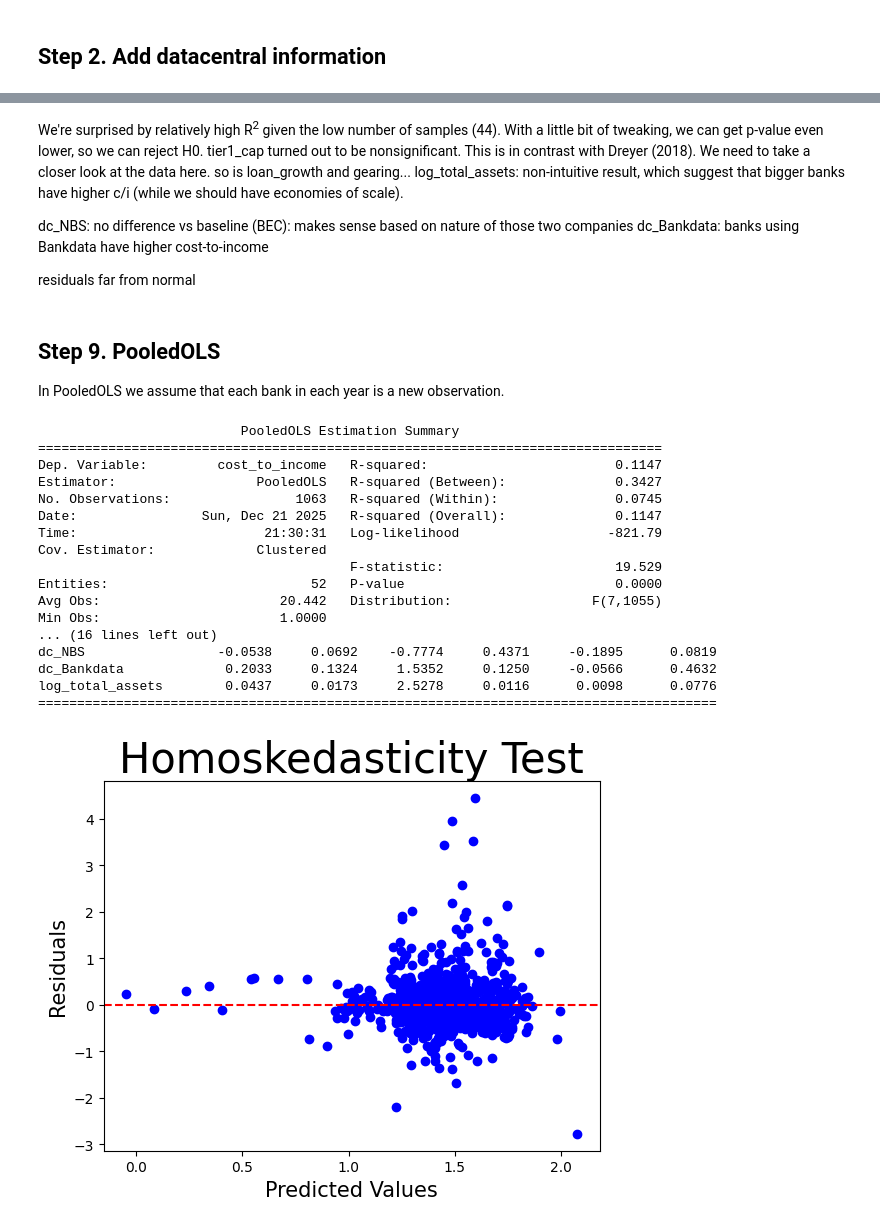
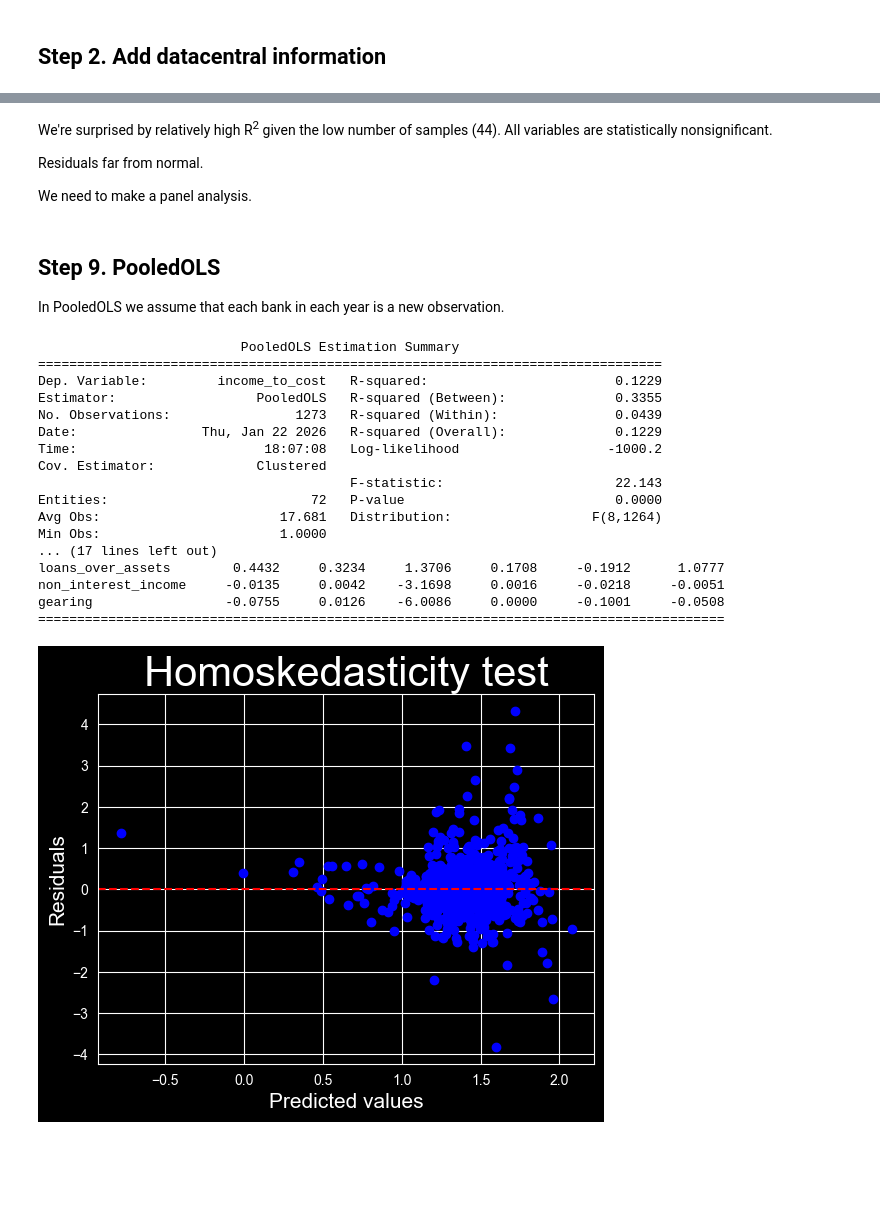
Before and after one commit to jakub-mazurek/danske-banker, a Jupyter notebook: banks.ipynb, the cells around one changed output, grey strips where cells are left out. Cells and saved outputs as stored; diff of their text form; code cells hidden in the pictures; blank space fills up the shorter version.

Commit message:
bank list updated, new models

```diff
--- a/banks.ipynb
+++ b/banks.ipynb
@@ -24,7 +24,7 @@ kpi_map = {
     "Kernekapitalprocent (Tier 1 capital ratio)": "tier1_cap",
     "Egenkapitalforrentning før skat (Return on equity before tax)": "roe_pre_tax",
     "Egenkapitalforrentning efter skat (Return on equity after tax)": "roe_post_tax",
-    "Indtjening pr. omkostningskrone (Income/cost ratio)": "cost_to_income",
+    "Indtjening pr. omkostningskrone (Income/cost ratio)": "income_to_cost",
     "Renterisiko (Interest rate risk)": "interest_rate_risk",
     "Valutaposition (Foreign exchange position)": "fx_position",
     "Valutarisiko (Foreign exchange risk)": "fx_risk",
@@ -117,7 +159,7 @@ Based on Dreyer (2018) and our own experience, we pick the following variables f
 
 Let's check the quality of those.
 # %%
-df_short = df_dummies[["cost_to_income", "dc_NBS", "dc_Bankdata", "log_total_assets", "tier1_cap", "loan_growth", "gearing", "loans_over_deposits", "year", "bank"]].copy()
+df_short = df_dummies[["income_to_cost", "dc_NBS", "dc_Bankdata", "log_total_assets", "tier1_cap", "deposits_over_assets", "loans_over_assets", "non_interest_income", "gearing", "year", "bank", "fee_commission_income", "admin_exp_over_assets"]].copy()
 for col in df_short:
     pct_missing = np.mean(df_short[col].isnull())
     print(col, '\t', pct_missing * 100, '%')
@@ -143,9 +210,9 @@ cost-to-income on various DCs in 2024
 # %%
 # let's focus only on 2024
-df_2024 = df_clean[df_clean["year"] == 2024].copy()
+df = df_clean.xs(2024, level="year").copy()
 
-y = df_2024["cost_to_income"]
-X = df_2024[["tier1_cap", "loan_growth", "gearing", "loans_over_deposits", "dc_NBS", "dc_Bankdata", "log_total_assets"]]
+y = df["income_to_cost"]
+X = df[["dc_NBS", "dc_Bankdata", "log_total_assets_lag", "tier1_cap_lag", "deposits_over_assets_lag", "loans_over_assets_lag", "non_interest_income_lag", "gearing_lag"]]
 X = sm.add_constant(X)
 
 # Used robust standard errors (HC3) to account for heteroskedasticity
@@ -172,58 +239,54 @@ Notes:
 # %% [markdown]
-We're surprised by relatively high R<sup>2</sup> given the low number of samples (44). With a little bit of tweaking, we can get p-value even lower, so we can reject H0.
-tier1_cap turned out to be nonsignificant. This is in contrast with Dreyer (2018). We need to take a closer look at the data here.
-so is loan_growth and gearing...
-log_total_assets: non-intuitive result, which suggest that bigger banks have higher c/i (while we should have economies of scale).
+We're surprised by relatively high R<sup>2</sup> given the low number of samples (44). All variables are statistically nonsignificant.
 
-dc_NBS: no difference vs baseline (BEC): makes sense based on nature of those two companies
-dc_Bankdata: banks using Bankdata have higher cost-to-income
+Residuals far from normal.
 
-residuals far from normal
+We need to make a panel analysis.
 # %% [markdown]
 ## Step 9. PooledOLS
 In PooledOLS we assume that each bank in each year is a new observation.
 # %%
 from linearmodels.panel import PooledOLS
 
-df_panel = df_clean.set_index(["bank", "year"]).sort_index()
+df = df_clean.copy()
 
-y_pooled = df_panel["cost_to_income"]
-X_pooled = df_panel[["tier1_cap", "loan_growth", "gearing", "loans_over_deposits", "dc_NBS", "dc_Bankdata", "log_total_assets"]]
-X_pooled = sm.add_constant(X_pooled)
+y = df["income_to_cost"]
+X = df[["dc_NBS", "dc_Bankdata", "log_total_assets", "tier1_cap", "deposits_over_assets", "loans_over_assets", "non_interest_income", "gearing"]]
+X = sm.add_constant(X)
 
-pooled_mod = PooledOLS(y_pooled, X_pooled)
+pooled_mod = PooledOLS(y, X)
 pooled_res = pooled_mod.fit(cov_type="clustered", cluster_entity=True)
 
 print(pooled_res.summary)
 fittedvals_pooled_OLS = pooled_res.predict().fitted_values
 residuals_pooled_OLS = pooled_res.resids
-# 3A. Homoskedasticity
+
 import matplotlib.pyplot as plt
- # 3A.1 Residuals-Plot for growing Variance Detection
+
 fig, ax = plt.subplots()
 ax.scatter(fittedvals_pooled_OLS, residuals_pooled_OLS, color = 'blue')
 ax.axhline(0, color = 'r', ls = '--')
-ax.set_xlabel('Predicted Values', fontsize = 15)
+ax.set_xlabel('Predicted values', fontsize = 15)
 ax.set_ylabel('Residuals', fontsize = 15)
-ax.set_title('Homoskedasticity Test', fontsize = 30)
+ax.set_title('Homoskedasticity test', fontsize = 30)
 plt.show()
 # %% [output]
                           PooledOLS Estimation Summary
 ================================================================================
-Dep. Variable:         cost_to_income   R-squared:                        0.1147
-Estimator:                  PooledOLS   R-squared (Between):              0.3427
-No. Observations:                1063   R-squared (Within):               0.0745
-Date:                Sun, Dec 21 2025   R-squared (Overall):              0.1147
-Time:                        21:30:31   Log-likelihood                   -821.79
+Dep. Variable:         income_to_cost   R-squared:                        0.1229
+Estimator:                  PooledOLS   R-squared (Between):              0.3355
+No. Observations:                1273   R-squared (Within):               0.0439
+Date:                Thu, Jan 22 2026   R-squared (Overall):              0.1229
+Time:                        18:07:08   Log-likelihood                   -1000.2
 Cov. Estimator:             Clustered
-                                        F-statistic:                      19.529
-Entities:                          52   P-value                           0.0000
-Avg Obs:                       20.442   Distribution:                  F(7,1055)
+                                        F-statistic:                      22.143
+Entities:                          72   P-value                           0.0000
+Avg Obs:                       17.681   Distribution:                  F(8,1264)
 Min Obs:                       1.0000
-... (16 lines left out)
-dc_NBS                 -0.0538     0.0692    -0.7774     0.4371     -0.1895      0.0819
-dc_Bankdata             0.2033     0.1324     1.5352     0.1250     -0.0566      0.4632
-log_total_assets        0.0437     0.0173     2.5278     0.0116      0.0098      0.0776
-=======================================================================================
+... (17 lines left out)
+loans_over_assets        0.4432     0.3234     1.3706     0.1708     -0.1912      1.0777
+non_interest_income     -0.0135     0.0042    -3.1698     0.0016     -0.0218     -0.0051
+gearing                 -0.0755     0.0126    -6.0086     0.0000     -0.1001     -0.0508
+========================================================================================
-[figure, old version]
+[figure, new version]
 # %% [markdown]
```
Also changed, not shown: parts of 19 cells of this notebook, 1 other file.
